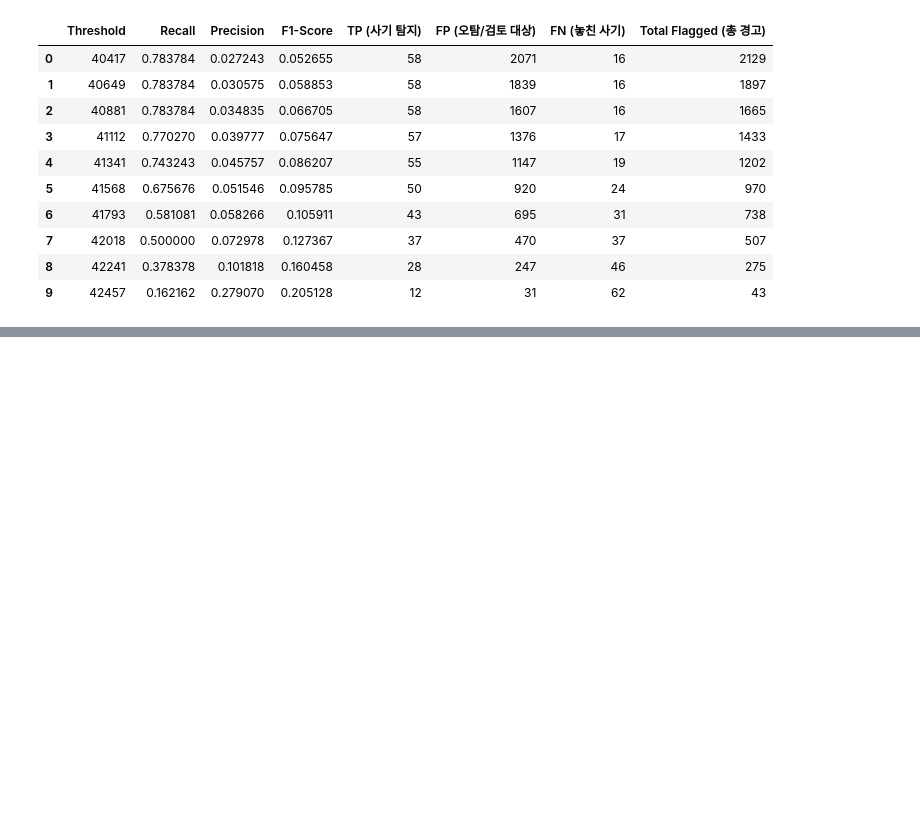
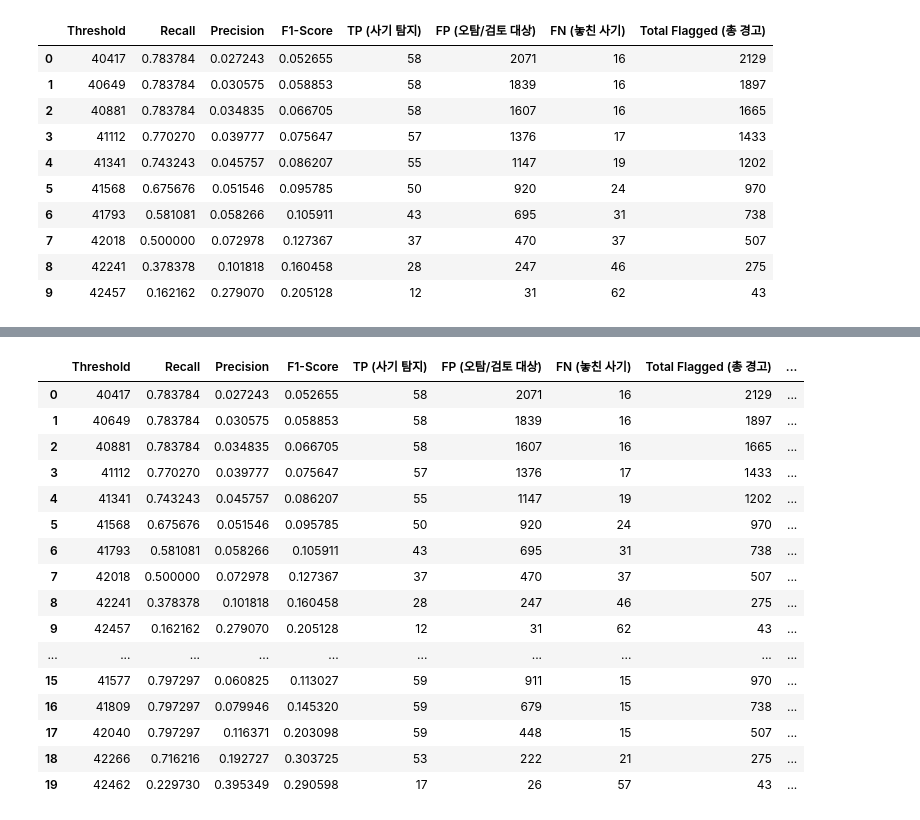
Before and after one commit to credit-card-fds/credit-card-fds, a Jupyter notebook: experiments/unsupervised_anomaly.ipynb, the cells around one changed output, grey strips where cells are left out. Cells and saved outputs as stored; diff of their text form; code cells hidden in the pictures; blank space fills up the shorter version.

```diff
--- a/experiments/unsupervised_anomaly.ipynb
+++ b/experiments/unsupervised_anomaly.ipynb
@@ -134,0 +211,29 @@ if_scores 최소/최대: 0.34865508097463055 0.7578798305599846
+# %%
+if_df = df_if_results # 3. Isolation Forest 모델 학습
+ae_df = df_ae_results # PyTorch Autoencoder 모델 학습
+
+if_df['model'] = 'Isolation Forest'
+ae_df['model'] = 'Autoencoder'
+
+#위 아래로 병합 concat
+combined_df = pd.concat([if_df, ae_df], ignore_index=True)
+
+combined_df
+# %% [output]
+|  | Threshold | Recall | Precision | F1-Score | TP (사기 탐지) | FP (오탐/검토 대상) | FN (놓친 사기) | Total Flagged (총 경고) | ... |
+| 0 | 40417 | 0.783784 | 0.027243 | 0.052655 | 58 | 2071 | 16 | 2129 | ... |
+| 1 | 40649 | 0.783784 | 0.030575 | 0.058853 | 58 | 1839 | 16 | 1897 | ... |
+| 2 | 40881 | 0.783784 | 0.034835 | 0.066705 | 58 | 1607 | 16 | 1665 | ... |
+| 3 | 41112 | 0.770270 | 0.039777 | 0.075647 | 57 | 1376 | 17 | 1433 | ... |
+| 4 | 41341 | 0.743243 | 0.045757 | 0.086207 | 55 | 1147 | 19 | 1202 | ... |
+| 5 | 41568 | 0.675676 | 0.051546 | 0.095785 | 50 | 920 | 24 | 970 | ... |
+| 6 | 41793 | 0.581081 | 0.058266 | 0.105911 | 43 | 695 | 31 | 738 | ... |
+| 7 | 42018 | 0.500000 | 0.072978 | 0.127367 | 37 | 470 | 37 | 507 | ... |
+| 8 | 42241 | 0.378378 | 0.101818 | 0.160458 | 28 | 247 | 46 | 275 | ... |
+| 9 | 42457 | 0.162162 | 0.279070 | 0.205128 | 12 | 31 | 62 | 43 | ... |
+| ... | ... | ... | ... | ... | ... | ... | ... | ... | ... |
+| 15 | 41577 | 0.797297 | 0.060825 | 0.113027 | 59 | 911 | 15 | 970 | ... |
+| 16 | 41809 | 0.797297 | 0.079946 | 0.145320 | 59 | 679 | 15 | 738 | ... |
+| 17 | 42040 | 0.797297 | 0.116371 | 0.203098 | 59 | 448 | 15 | 507 | ... |
+| 18 | 42266 | 0.716216 | 0.192727 | 0.303725 | 53 | 222 | 21 | 275 | ... |
+| 19 | 42462 | 0.229730 | 0.395349 | 0.290598 | 17 | 26 | 57 | 43 | ... |
```
Also changed, not shown: parts of 11 cells of this notebook, 2 other files.
